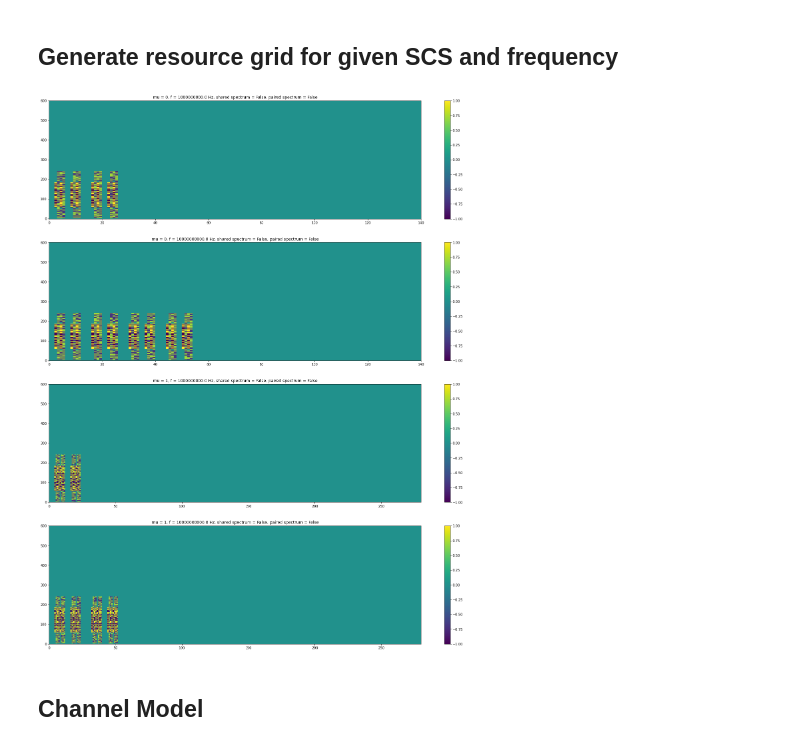
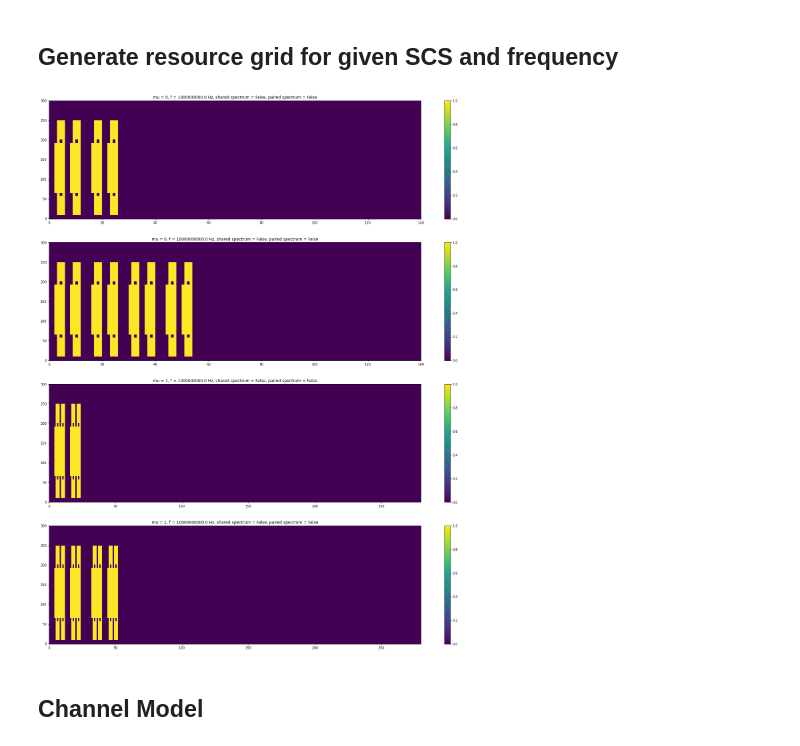
Before and after one commit to markdisterhof/5g_phy_bachelor_thesis, a Jupyter notebook: Simulation/5G_Channel_Sim.ipynb, the cells around one changed output. Saved outputs shown, nothing was run; the diff lists cells and outputs as text; code cells hidden in the pictures.

```diff
--- a/Simulation/5G_Channel_Sim.ipynb
+++ b/Simulation/5G_Channel_Sim.ipynb
@@ -26,7 +28,7 @@ N_ID_Cell = 3 * N_ID1 + N_ID2  # cell identity ID
 
 # OFDM Parameters
 mu = 0 # Numerology 38.211 Table 4.3.2-1 normal cyclic prefix only (for the second part of the simulation)
-CP_SIZE = phyf.get_cp_length(mu, l = 0, extended_cp=False)
+CP_SIZE = nr_ssb.get_cp_length(mu, l = 0, extended_cp=False)
 FFT_SIZE = 1024 # orig.: 4096
 F_d = 2
 JAKES_L = 20
@@ -36,33 +38,33 @@ NOISE = 5e-2
 
 # k_ssb is a combination of higher layer parameters and is to be chosen for the sake of this simulation
 # {0,1,2,...,23} for f < 6GHz expressed in multiples of 15kHz SCS
-# {0,1,2,...,1} for f >= 6GHz expressed in multiples of 60kHz SCS
+# {0,1,2,...,11} for f >= 6GHz expressed in multiples of 60kHz SCS
 # See 38.211 7.4.3.1
-k_ssb = 3
+k_ssb = 10
 # %% [markdown]
 ## Generate resource grid for given SCS and frequency
 # %%
 av_mu = [0,1] #[0,1,3,4]
 av_f = [1e9, 10e9] # representatives for FR1 and FR2
 av_sharedspectrum = [False] #[True, False]
 av_pairedspectrum = [False]#[True, False]
 
 av_configs = [[i,j,k,l] for i in av_mu for j in av_f for k in av_sharedspectrum for l in av_pairedspectrum]
-av_configs = [x for x in av_configs if phyf.get_ssb_candidate_idx(*x).size] # Filter permutations which are not allowed (FR2)
+av_configs = [x for x in av_configs if nr_ssb.get_ssb_candidate_idx(*x).size] # Filter permutations which are not allowed (FR2)
 
 fig, ax = plt.subplots(figsize=(25,30), nrows= len(av_configs))
-
+ax = np.array(ax)
 for i, conf in enumerate(av_configs):
-    rgrid = phyf.get_sync_resource_grid(50, N_ID1, N_ID2, k_ssb, *conf,)
+    rgrid = nr_ssb.get_sync_resource_grid(25, N_ID1, N_ID2, k_ssb, *conf,)
     ax[i].set_title('mu = {}, f = {} Hz, shared spectrum = {}, paired spectrum = {}'.format(*conf))
     ax[i].pcolormesh(
         np.array(range(len(rgrid[0]))) + 0.5,
         range(len(rgrid)),
-        np.real(rgrid),
+        np.abs(rgrid),
         shading='auto')
-    plt.colorbar(ax[i].pcolor(np.real(rgrid)), ax=ax[i])
+    plt.colorbar(ax[i].pcolor(np.abs(rgrid)), ax=ax[i])
 # %% [output]
-[figure, old version]
+[figure, new version]
 # %% [markdown]
 ## Channel Model
 # %%
```
Also changed, not shown: parts of 11 cells of this notebook, 8 other files.
